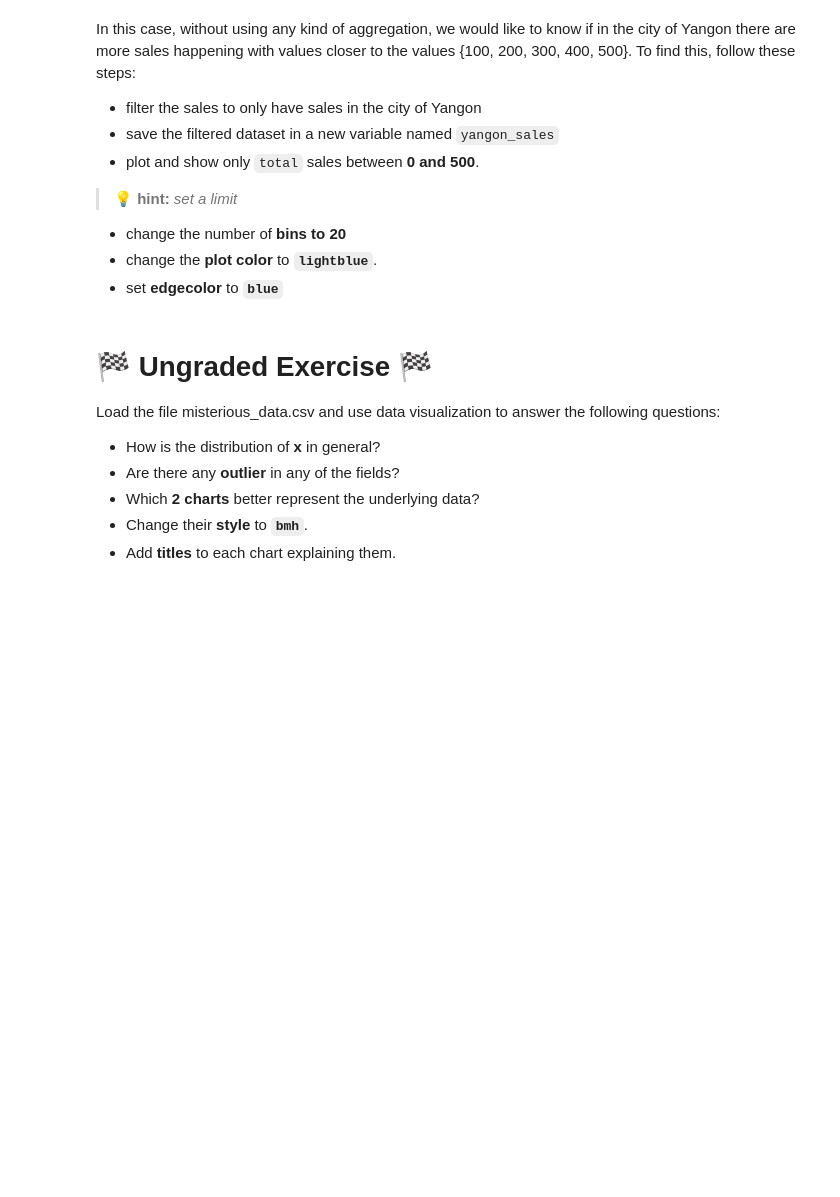
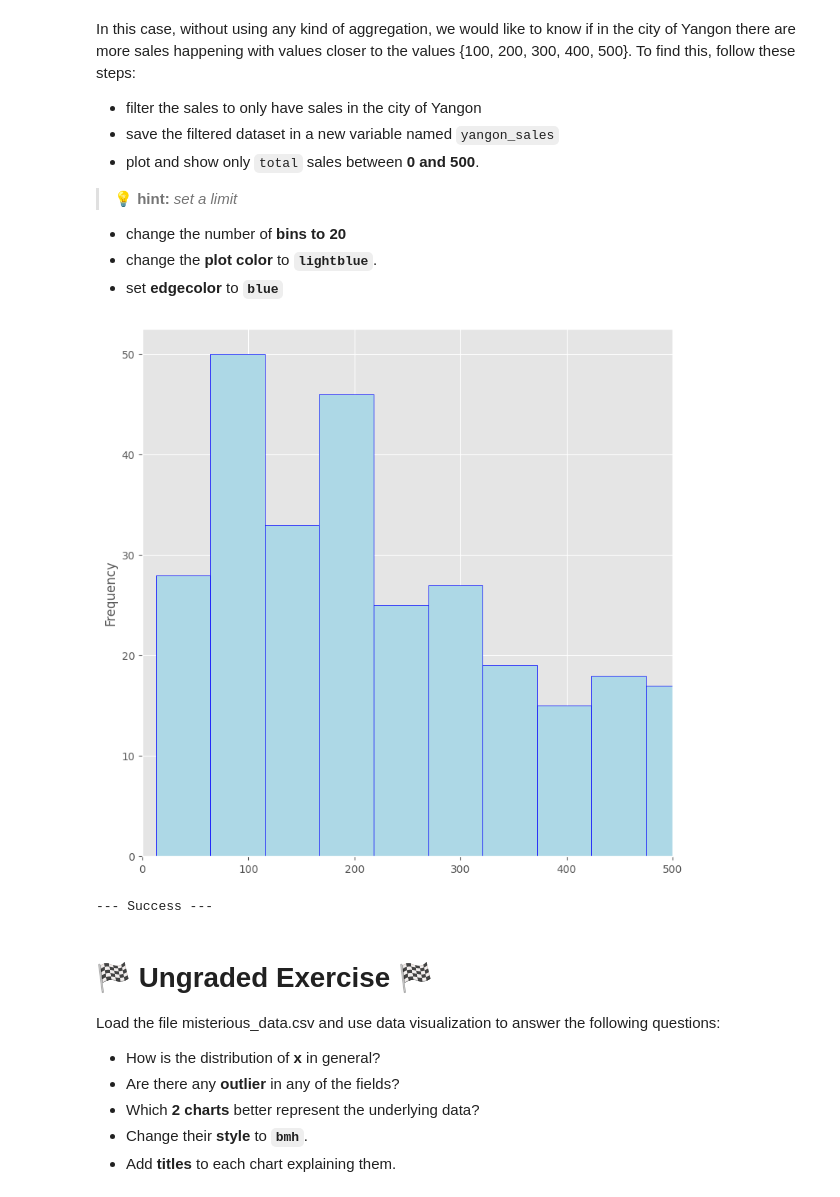
Before and after one commit to carlos-regis/ldsa-admission, a Jupyter notebook: SLU03 - Visualization with Pandas and Matplotlib/Exercise notebook.ipynb, the cells around one changed output. Drawn from its saved outputs; the diff is of its cells as text; code cells hidden in the pictures; blank space fills up the shorter version.

```diff
--- a/SLU03 - Visualization with Pandas and Matplotlib/Exercise notebook.ipynb
+++ b/SLU03 - Visualization with Pandas and Matplotlib/Exercise notebook.ipynb
@@ -404,9 +449,12 @@ In this case, without using any kind of aggregation, we would like to know if in
 - change the **plot color** to **`lightblue`**.
 - set **edgecolor** to **`blue`**
 # %%
-# YOUR CODE HERE
-raise NotImplementedError()
+yangon_sales = supermarket_sales[supermarket_sales.city == 'Yangon']
+yangon_sales.total.plot.hist(xlim=(0,500), bins=20, color='lightblue', edgecolor='blue');
+
 axis = plt.gca();
+# %% [output]
+[figure, added]
 # %%
 pc = PlotChecker(axis)
 pc._patches = np.array(pc.axis.patches)
@@ -423,6 +471,8 @@ assert _hash([pc._patches[i].get_facecolor() for i,n in enumerate(pc._patches)])
 assert _hash([pc._patches[i].get_edgecolor() for i,n in enumerate(pc._patches)]) == '2bba1400c5', 'Did you change the plot edgecolor?'
 
 print('--- Success ---')
+# %% [output]
+--- Success ---
 # %% [markdown]
 
 # 🏁 Ungraded Exercise 🏁
```
Also changed, not shown: parts of 15 cells of this notebook, 1 other file.
